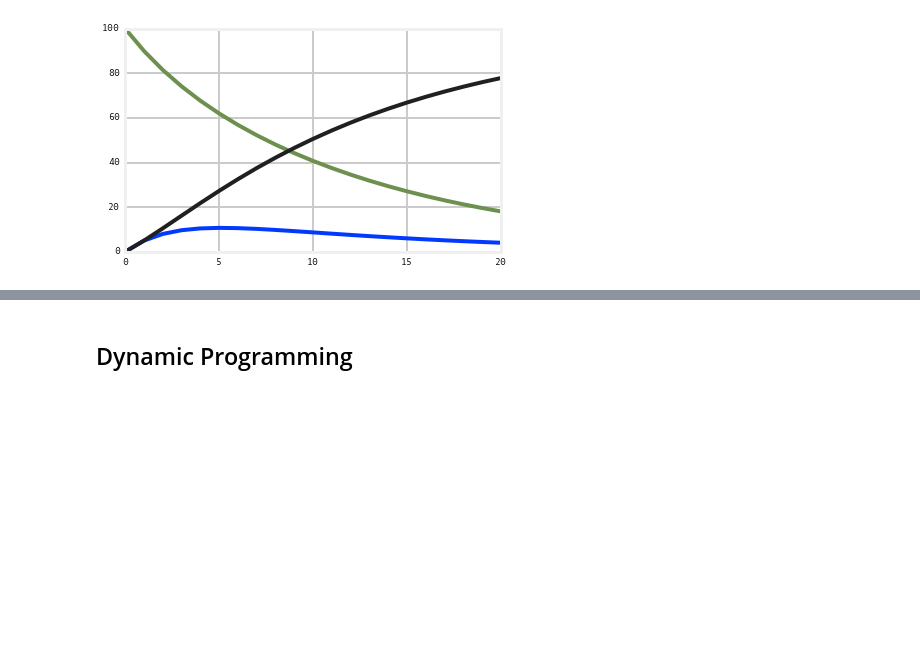
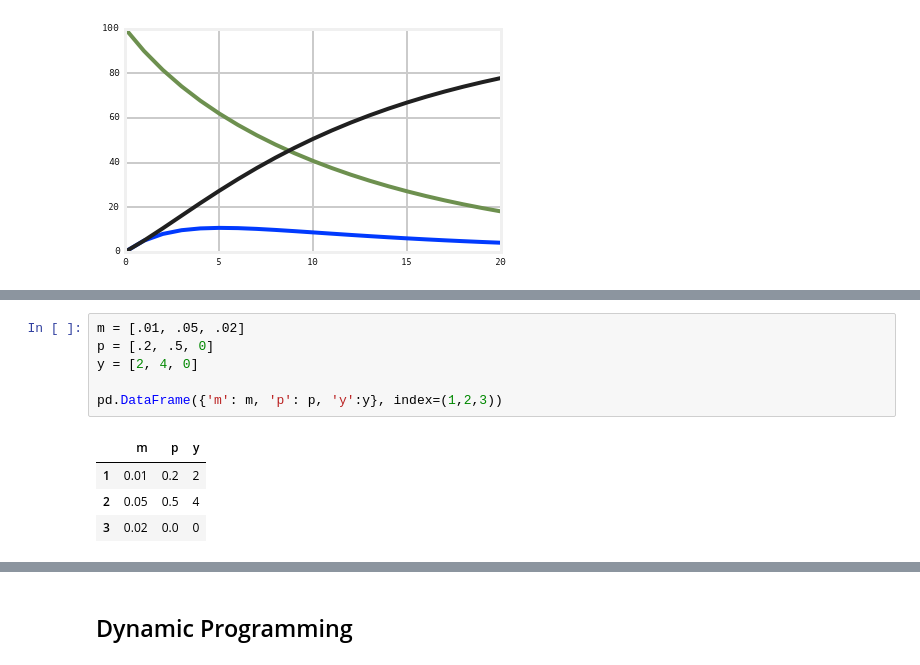
Before and after one commit to fonnesbeck/NCTC_course, a Jupyter notebook: Markov Decision Processes and Dynamic Optimization.ipynb, the cells around one changed output, grey strips where cells are left out. Drawn from its saved outputs; the diff is of its cells as text; blank space fills up the shorter version.

```diff
--- a/Markov Decision Processes and Dynamic Optimization.ipynb
+++ b/Markov Decision Processes and Dynamic Optimization.ipynb
@@ -258,0 +444,11 @@ pl.legend(loc=4)
+# %%
+m = [.01, .05, .02]
+p = [.2, .5, 0]
+y = [2, 4, 0]
+
+pd.DataFrame({'m': m, 'p': p, 'y':y}, index=(1,2,3))
+# %% [output]
+|  | m | p | y |
+| 1 | 0.01 | 0.2 | 2 |
+| 2 | 0.05 | 0.5 | 4 |
+| 3 | 0.02 | 0.0 | 0 |
```
Also changed, not shown: parts of 73 cells of this notebook.
